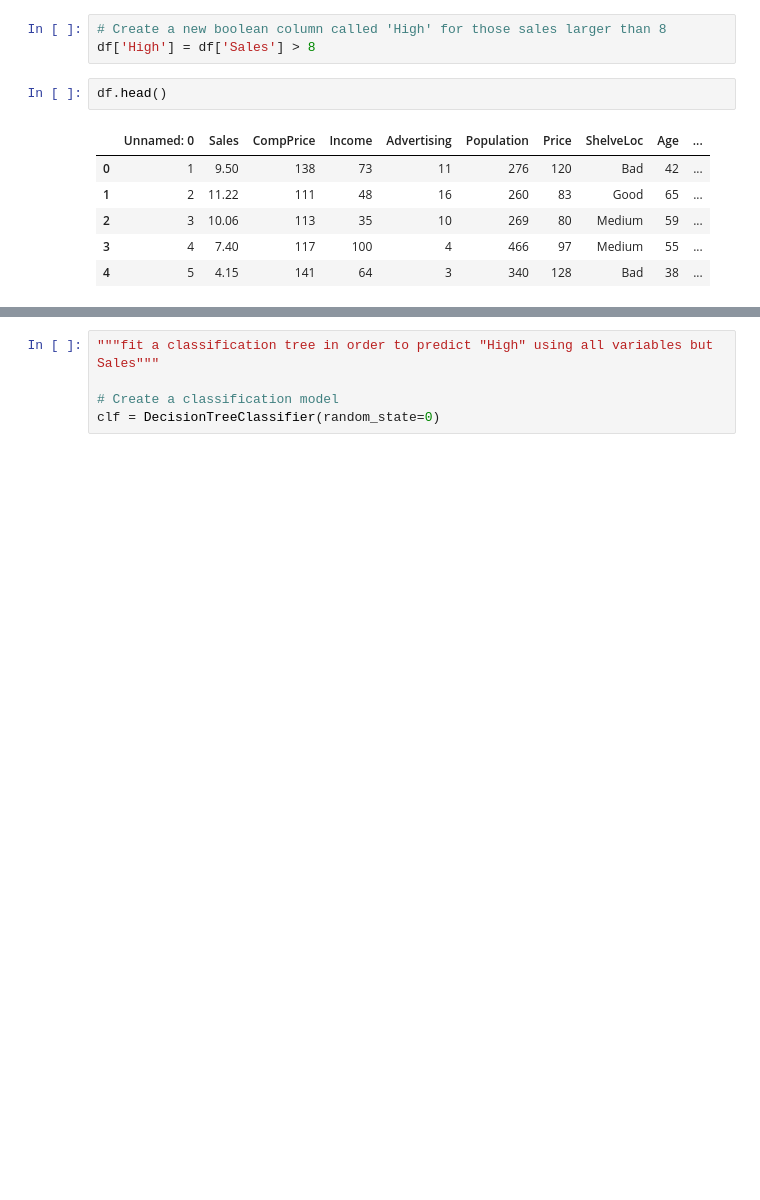
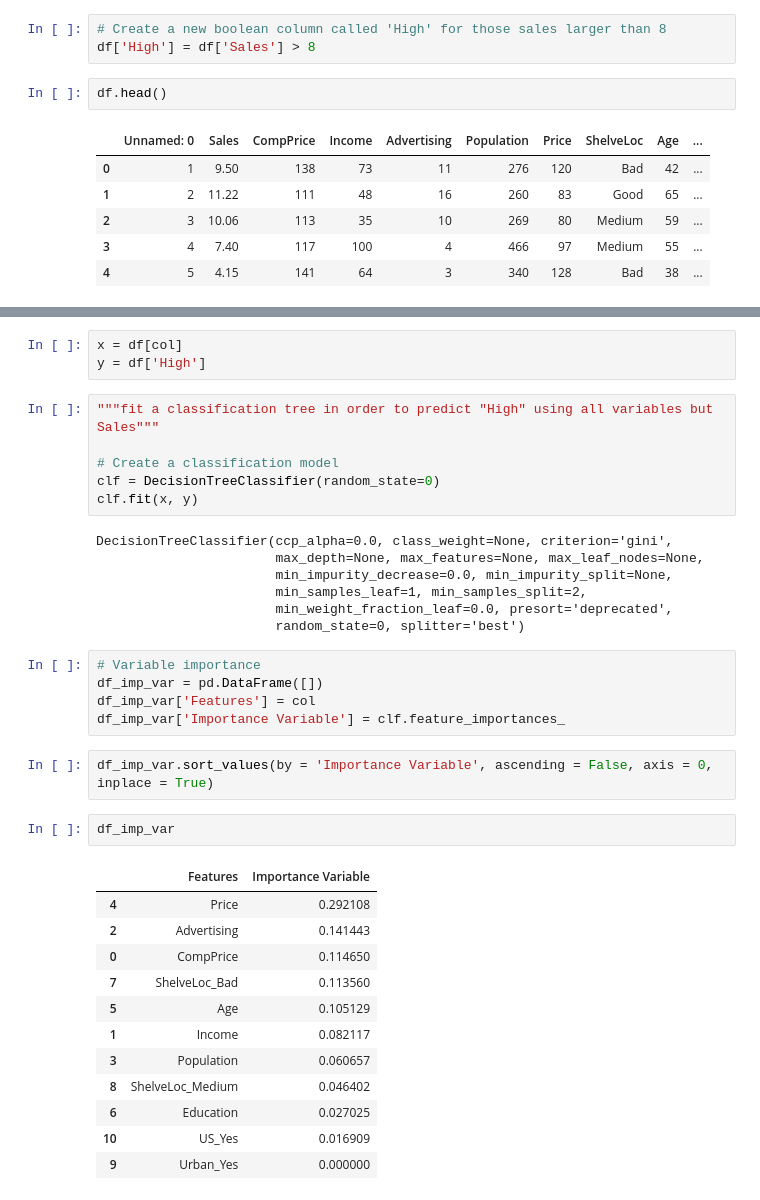
Before and after one commit to Rtavakol/ISLR, a Jupyter notebook: Notebooks/Chapter 8/Decision Trees.ipynb, the cells around one changed output, grey strips where cells are left out. Saved outputs shown, nothing was run; the diff lists cells and outputs as text; blank space fills up the shorter version.

```diff
--- a/Notebooks/Chapter 8/Decision Trees.ipynb
+++ b/Notebooks/Chapter 8/Decision Trees.ipynb
@@ -69,5 +171,38 @@ df.head()
+# %%
+x = df[col]
+y = df['High']
 # %%
 """fit a classification tree in order to predict "High" using all variables but Sales"""
 
 # Create a classification model
 clf = DecisionTreeClassifier(random_state=0)
+clf.fit(x, y)
+# %% [output]
+DecisionTreeClassifier(ccp_alpha=0.0, class_weight=None, criterion='gini',
+                       max_depth=None, max_features=None, max_leaf_nodes=None,
+                       min_impurity_decrease=0.0, min_impurity_split=None,
+                       min_samples_leaf=1, min_samples_split=2,
+                       min_weight_fraction_leaf=0.0, presort='deprecated',
+                       random_state=0, splitter='best')
+# %%
+# Variable importance
+df_imp_var = pd.DataFrame([])
+df_imp_var['Features'] = col
+df_imp_var['Importance Variable'] = clf.feature_importances_
+# %%
+df_imp_var.sort_values(by = 'Importance Variable', ascending = False, axis = 0, inplace = True)
+# %%
+df_imp_var
+# %% [output]
+|  | Features | Importance Variable |
+| 4 | Price | 0.292108 |
+| 2 | Advertising | 0.141443 |
+| 0 | CompPrice | 0.114650 |
+| 7 | ShelveLoc_Bad | 0.113560 |
+| 5 | Age | 0.105129 |
+| 1 | Income | 0.082117 |
+| 3 | Population | 0.060657 |
+| 8 | ShelveLoc_Medium | 0.046402 |
+| 6 | Education | 0.027025 |
+| 10 | US_Yes | 0.016909 |
+| 9 | Urban_Yes | 0.000000 |
```
Also changed, not shown: parts of 13 cells of this notebook, 2 other files.
